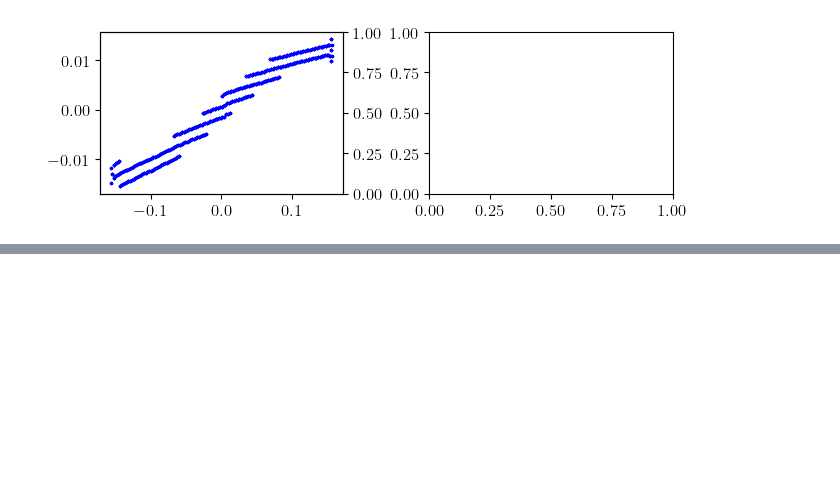
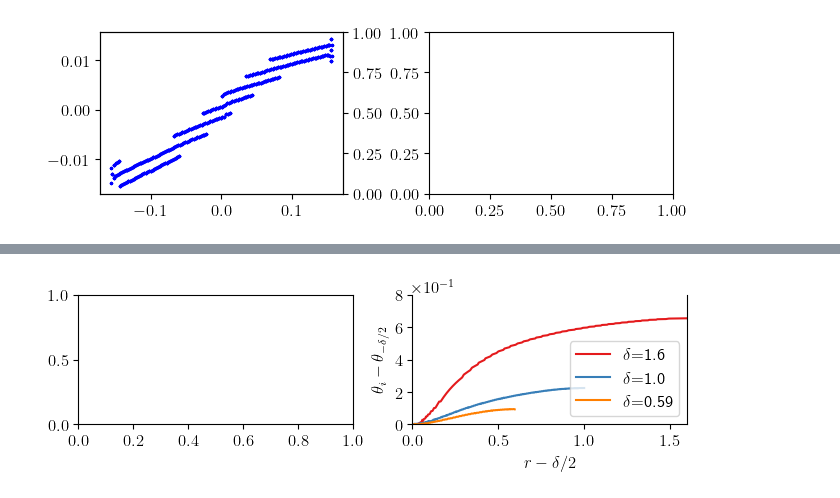
Before and after one commit to FusionLocus/fisher-kpp-annulus, a Jupyter notebook: niceplots.ipynb, the cells around one changed output, grey strips where cells are left out. Saved outputs shown, nothing was run; the diff lists cells and outputs as text; code cells hidden in the pictures; blank space fills up the shorter version.

Commit message:
Updated nice plotting code

```diff
--- a/niceplots.ipynb
+++ b/niceplots.ipynb
@@ -105,3 +105,98 @@ plt.show()
 # %% [output]
 IndexError: list index out of range
 [figure]
+# %%
+config = ConfigParser()
+config.read('./realisations/parameter-sweep-higherres/config.ini')
+r0_delta_strs = ['r0=1.00, delta=1.60', 'r0=1.00, delta=1.00', 'r0=1.00, delta=0.60']
+iso_points_var_r0 = []
+t = 3
+for sim_str in r0_delta_strs:
+    filepath = './realisations/parameter-sweep-higherres/' + sim_str + '/'
+
+    iso_points_var_r0.append(isoline_properties_single_simulation(config, filepath, time=3.0))
+# %%
+fig, axs = plt.subplots(ncols=2, figsize=set_size(468, subplots=(1, 2)), layout='constrained')
+idx=0
+idx2=0
+test_colormap_2 = plt.cm.Set1.colors
+test_colormap = plt.cm.Set2.colors
+t_snapshot = 2
+useful_colors = [plt.cm.Set1.colors[0], plt.cm.Set1.colors[1], plt.cm.Set1.colors[4]]
+ax=axs[0]
+ax.ticklabel_format(axis='y', style='scientific', scilimits=(0,0))
+
+for idx, results_set in enumerate(results_set_midline):
+    mask = np.round(results_set['times_1'], 2) == t_snapshot
+    print(np.any(results_set['iso_angles'][mask] < 0))
+    r_sort_key = np.argsort(results_set['all_r'][mask])
+    angle_at_min_r = results_set['iso_angles'][np.round(results_set['times_1'], 2) == t_snapshot]
+    angle_at_min_r = angle_at_min_r[r_sort_key][0]
+    med_angle = np.median(results_set['iso_angles'][np.round(results_set['times_1'], 2) == t_snapshot])
+    med_angle_idx = results_set['iso_angles'][np.round(results_set['times_1'], 2) == t_snapshot] == med_angle
+    print('Angle at min r: {0}'.format(angle_at_min_r))
+    # May break if isoline does not span R_i to R_e
+    r_0 = (np.max(results_set['all_r'][mask])+np.min(results_set['all_r'][mask]))/2
+    print(np.max(results_set['all_r'][mask]), np.min(results_set['all_r'][mask]),
+          (np.max(results_set['all_r'][mask])+np.min(results_set['all_r'][mask]))/2)
+    ax.plot(results_set['all_r'][mask][r_sort_key] - r_0,
+            #results_set['all_r'][mask][r_sort_key]*
+            (results_set['iso_angles'][mask][r_sort_key] - angle_at_min_r),
+             color=useful_colors[idx], label='$r_0$={0}'.format(np.round(r_0, 2)))
+    #ax.vlines(results_set['all_r'][mask][med_angle_idx] - r_0, ymin=0,
+    #          ymax=1, color=test_colormap_2[idx], linestyles='dotted')
+
+ax.spines.top.set_visible(False)
+#ax.spines.right.set_visible(False)
+ax.set_xlabel(r'$r-r_0$')
+#ax.set_ylabel(r'$\omega_i - \bar{\omega_i}$')
+ax.set_ylabel(r'$\theta_i - \theta_{- \delta/2}$')
+ax.legend(loc='lower right',
+          #ha='center',
+          #bbox_to_anchor=(0.5, 1.00),
+          ncol=1)
+          #handletextpad=0.3)
+ax.set_xlim([-0.2, 0.2])
+ax.set_ylim([0.0, 0.9])
+ax.set_yticks([0, 0.2, 0.4, 0.6, 0.8])
+
+ax = axs[1]
+ax.ticklabel_format(axis='y', style='scientific', scilimits=(0,0))
+
+
+for idx2, results_set in enumerate(iso_points_var_r0):
+
+    r_sort_key = np.argsort(results_set['r'])
+    angle_at_min_r = results_set['th'][r_sort_key][0]
+    #med_angle = np.median(results_set['iso_angles'][np.round(results_set['times_1'], 2) == t_snapshot])
+    #med_angle_idx = results_set['iso_angles'][np.round(results_set['times_1'], 2) == t_snapshot] == med_angle
+
+    # May break if isoline does not span R_i to R_e
+    min_r = results_set['r'][r_sort_key][0]
+    max_r = results_set['r'][r_sort_key][-1]
+    print(min_r, max_r)
+    #print(np.max(results_set['all_r'][mask]), np.min(results_set['all_r'][mask]),
+    #      (np.max(results_set['all_r'][mask])+np.min(results_set['all_r'][mask]))/2)
+    ax.plot((results_set['r'][r_sort_key] - min_r),#/(max_r-min_r), #- r_0,
+             #results_set['all_r'][mask][r_sort_key]*
+             (results_set['th'][r_sort_key] - angle_at_min_r),
+             color=useful_colors[idx2], label='$\delta$={0}'.format(np.round((1-min_r)*2, 2)))
+
+
+ax.spines.top.set_visible(False)
+#ax.spines.right.set_visible(False)
+ax.set_xlabel(r'$r-\delta/2$')
+#ax.set_ylabel(r'$\omega_i - \bar{\omega_i}$')
+ax.set_ylabel(r'$\theta_i - \theta_{- \delta/2}$')
+ax.legend(loc='lower right',
+          #ha='center',
+          #bbox_to_anchor=(0.5, 1.00),
+          ncol=1)
+#ax.text(1.15, 0.75, '$t=4$')
+ax.set_ylim([0, 0.7])
+ax.set_yticks([0, 0.2, 0.4, 0.6, 0.8])
+ax.set_xlim([0, 1.6])
+
+plt.savefig('isoline_properties_thickness_midline_pdf.pdf', dpi=600)
+plt.show()
+# %% [output]
@@ -107,0 +206 @@ IndexError: list index out of range
+[figure, added]
```
Also changed, not shown: parts of 4 cells of this notebook, 3 other files.
